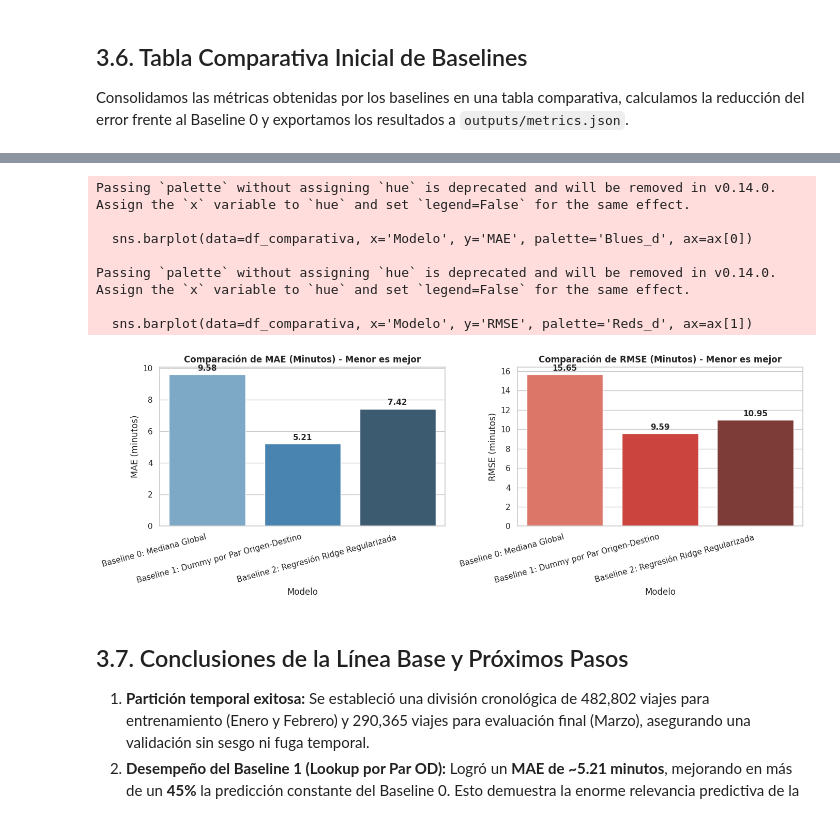
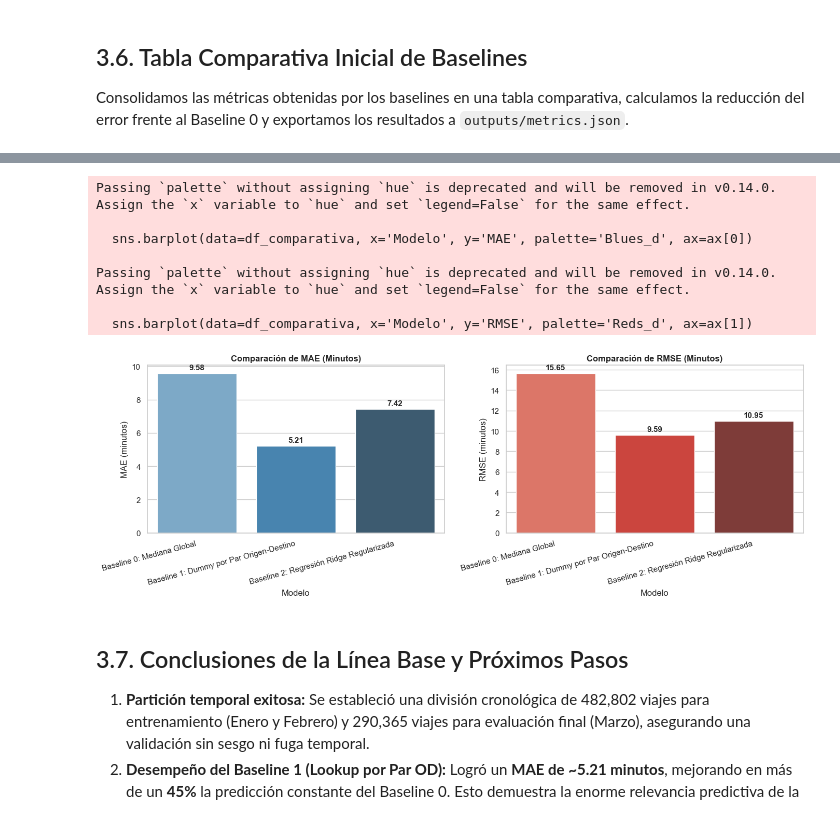
Before and after one commit to AxelPortal/MachineLearning_Proyecto, a Jupyter notebook: notebooks/03_modelos.ipynb, the cells around one changed output, grey strips where cells are left out. Cells and saved outputs as stored; diff of their text form; code cells hidden in the pictures.

Commit message:
Tarea 1 y 2 listas. Solo falta mejorar comentarios e interpretaciones

```diff
--- a/notebooks/03_modelos.ipynb
+++ b/notebooks/03_modelos.ipynb
@@ -13,14 +12,20 @@
 4. **Tabla comparativa inicial:** Establecer la línea base cuantitativa contra la cual competirán los modelos complejos en las fases subsiguientes.
 # %%
+import os
+import sys
 import numpy as np
 import pandas as pd
 import matplotlib.pyplot as plt
 import seaborn as sns
 
+sns.set_theme(style='whitegrid', palette='muted')
+plt.rcParams['figure.figsize'] = (10, 5)
+plt.rcParams['font.size'] = 11
+
+# Módulos del proyecto
+sys.path.append(os.path.abspath('..'))
+from src.evaluate import evaluate_predictions, metrics_to_dataframe, save_metrics_json
 from sklearn.linear_model import Ridge
 from sklearn.preprocessing import StandardScaler, OneHotEncoder
 from sklearn.compose import ColumnTransformer
 from sklearn.pipeline import Pipeline
-
-# Importar funciones de evaluación desde el módulo src del proyecto
-from src.evaluate import evaluate_predictions, metrics_to_dataframe, save_metrics_json
@@ -219,35 +206,35 @@ Métricas guardadas exitosamente en outputs/metrics.json
 # %%
 fig, ax = plt.subplots(1, 2, figsize=(14, 5))
 
 # Gráfico 1: MAE
 sns.barplot(data=df_comparativa, x='Modelo', y='MAE', palette='Blues_d', ax=ax[0])
-ax[0].set_title('Comparación de MAE (Minutos) - Menor es mejor', fontweight='bold')
+ax[0].set_title('Comparación de MAE (Minutos)', fontweight='bold')
 ax[0].set_ylabel('MAE (minutos)')
 ax[0].set_xticklabels(ax[0].get_xticklabels(), rotation=15, ha='right')
 for p in ax[0].patches:
     ax[0].annotate(f'{p.get_height():.2f}', (p.get_x() + p.get_width() / 2., p.get_height()),
                    ha='center', va='bottom', xytext=(0, 3), textcoords='offset points', fontweight='bold')
 
 # Gráfico 2: RMSE
 sns.barplot(data=df_comparativa, x='Modelo', y='RMSE', palette='Reds_d', ax=ax[1])
-ax[1].set_title('Comparación de RMSE (Minutos) - Menor es mejor', fontweight='bold')
+ax[1].set_title('Comparación de RMSE (Minutos)', fontweight='bold')
 ax[1].set_ylabel('RMSE (minutos)')
 ax[1].set_xticklabels(ax[1].get_xticklabels(), rotation=15, ha='right')
 for p in ax[1].patches:
     ax[1].annotate(f'{p.get_height():.2f}', (p.get_x() + p.get_width() / 2., p.get_height()),
                    ha='center', va='bottom', xytext=(0, 3), textcoords='offset points', fontweight='bold')
 
 plt.tight_layout()
 plt.show()
 # %% [output]
 Passing `palette` without assigning `hue` is deprecated and will be removed in v0.14.0. Assign the `x` variable to `hue` and set `legend=False` for the same effect.
 
   sns.barplot(data=df_comparativa, x='Modelo', y='MAE', palette='Blues_d', ax=ax[0])
 
 Passing `palette` without assigning `hue` is deprecated and will be removed in v0.14.0. Assign the `x` variable to `hue` and set `legend=False` for the same effect.
 
   sns.barplot(data=df_comparativa, x='Modelo', y='RMSE', palette='Reds_d', ax=ax[1])
-[figure, old version]
+[figure, new version]
 # %% [markdown]
 ## 3.7. Conclusiones de la Línea Base y Próximos Pasos
 
```
Also changed, not shown: parts of 9 cells of this notebook, 2 other files.
